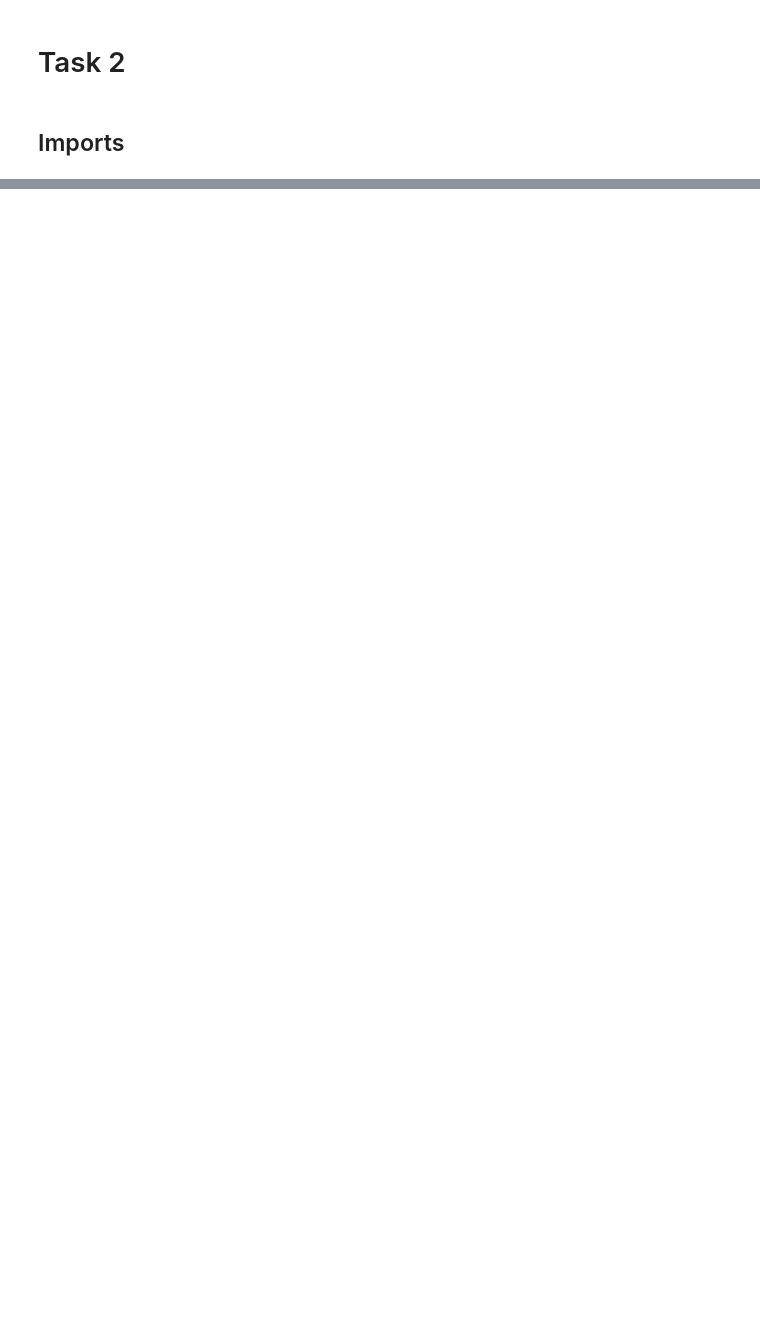
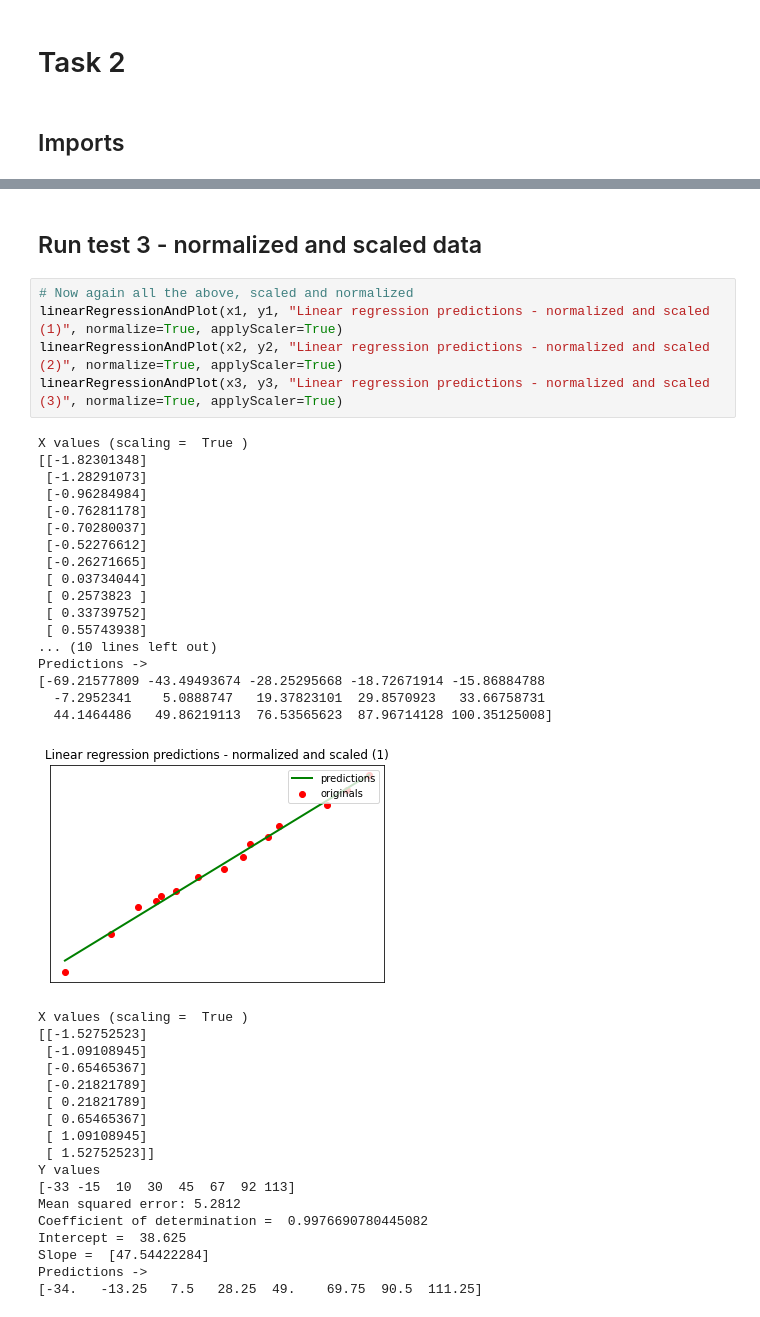
Before and after one commit to LabiKSV/IN3063-Labi, a Jupyter notebook: Task2/Task 2.ipynb, the cells around one changed output, grey strips where cells are left out. Saved outputs shown, nothing was run; the diff lists cells and outputs as text; blank space fills up the shorter version.

```diff
--- a/Task2/Task 2.ipynb
+++ b/Task2/Task 2.ipynb
@@ -159,0 +197,43 @@ Predictions ->
+# %% [markdown]
+## Run test 3 - normalized and scaled data
+# %%
+# Now again all the above, scaled and normalized
+linearRegressionAndPlot(x1, y1, "Linear regression predictions - normalized and scaled (1)", normalize=True, applyScaler=True)
+linearRegressionAndPlot(x2, y2, "Linear regression predictions - normalized and scaled (2)", normalize=True, applyScaler=True)
+linearRegressionAndPlot(x3, y3, "Linear regression predictions - normalized and scaled (3)", normalize=True, applyScaler=True)
+# %% [output]
+X values (scaling =  True )
+[[-1.82301348]
+ [-1.28291073]
+ [-0.96284984]
+ [-0.76281178]
+ [-0.70280037]
+ [-0.52276612]
+ [-0.26271665]
+ [ 0.03734044]
+ [ 0.2573823 ]
+ [ 0.33739752]
+ [ 0.55743938]
+... (10 lines left out)
+Predictions ->
+[-69.21577809 -43.49493674 -28.25295668 -18.72671914 -15.86884788
+  -7.2952341    5.0888747   19.37823101  29.8570923   33.66758731
+  44.1464486   49.86219113  76.53565623  87.96714128 100.35125008]
+[figure, added]
+X values (scaling =  True )
+[[-1.52752523]
+ [-1.09108945]
+ [-0.65465367]
+ [-0.21821789]
+ [ 0.21821789]
+ [ 0.65465367]
+ [ 1.09108945]
+ [ 1.52752523]]
+Y values
+[-33 -15  10  30  45  67  92 113]
+Mean squared error: 5.2812
+Coefficient of determination =  0.9976690780445082
+Intercept =  38.625
+Slope =  [47.54422284]
+Predictions ->
+[-34.   -13.25   7.5   28.25  49.    69.75  90.5  111.25]
```
Also changed, not shown: parts of 16 cells of this notebook.
